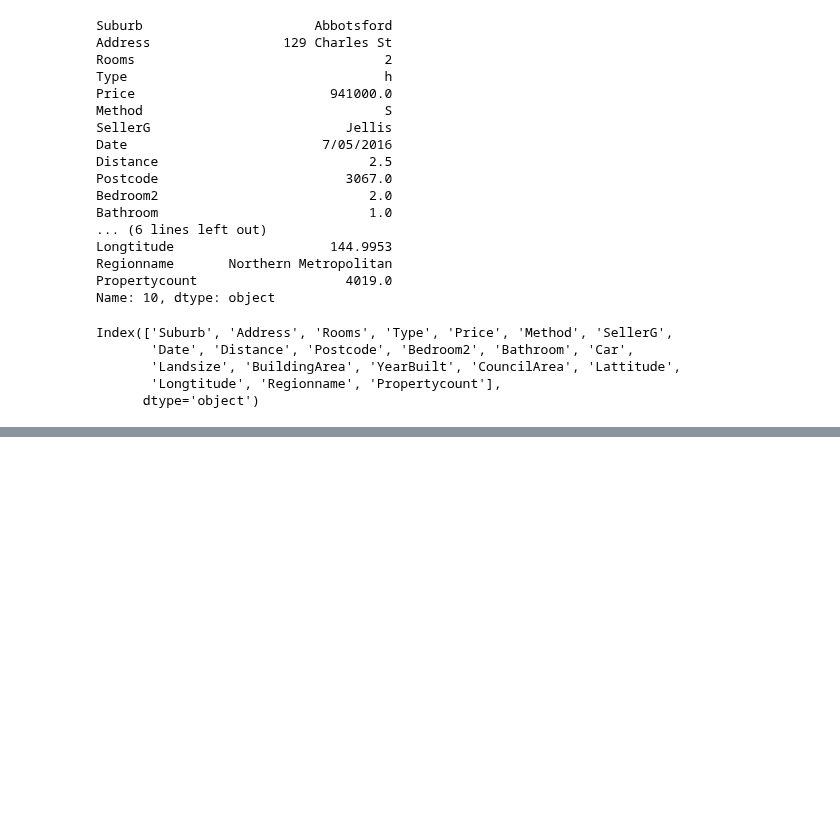
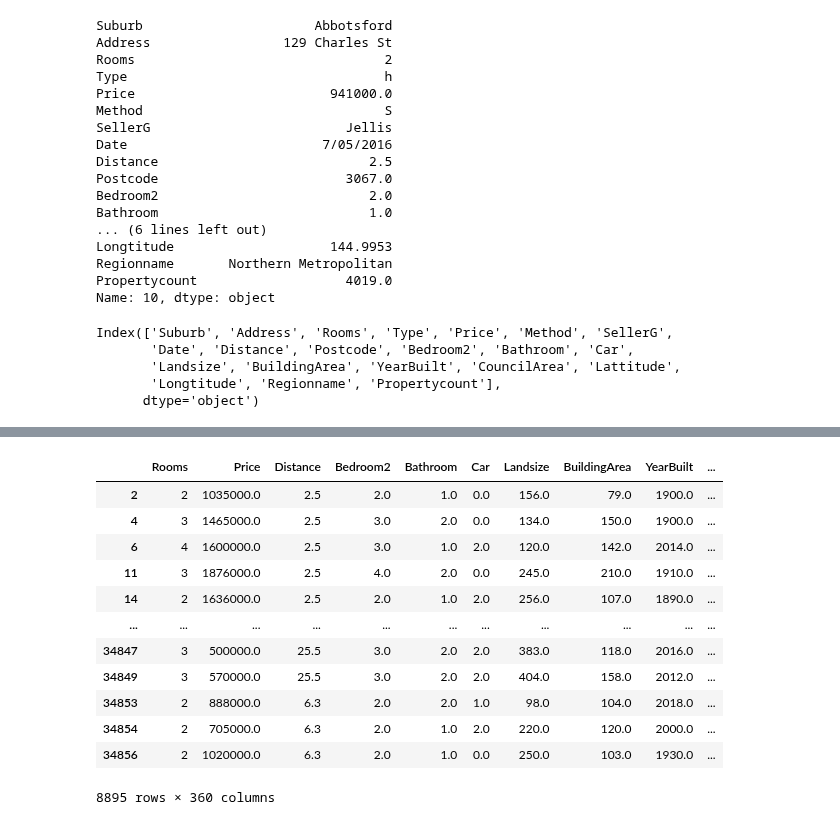
Before and after one commit to djmk/Data-Science-Machine-Learning-Projects, a Jupyter notebook: Melbourne Housing Market/Melbourne Housing Market Data Analysis.ipynb, the cells around one changed output, grey strips where cells are left out. Drawn from its saved outputs; the diff is of its cells as text; code cells hidden in the pictures; blank space fills up the shorter version.

```diff
--- a/Melbourne Housing Market/Melbourne Housing Market Data Analysis.ipynb
+++ b/Melbourne Housing Market/Melbourne Housing Market Data Analysis.ipynb
@@ -50,0 +184,18 @@ Index(['Suburb', 'Address', 'Rooms', 'Type', 'Price', 'Method', 'SellerG',
+# %%
+df = pd.get_dummies(df, columns = ['Suburb', 'CouncilArea', 'Type'])
+# %%
+df
+# %% [output]
+|  | Rooms | Price | Distance | Bedroom2 | Bathroom | Car | Landsize | BuildingArea | YearBuilt | ... |
+| 2 | 2 | 1035000.0 | 2.5 | 2.0 | 1.0 | 0.0 | 156.0 | 79.0 | 1900.0 | ... |
+| 4 | 3 | 1465000.0 | 2.5 | 3.0 | 2.0 | 0.0 | 134.0 | 150.0 | 1900.0 | ... |
+| 6 | 4 | 1600000.0 | 2.5 | 3.0 | 1.0 | 2.0 | 120.0 | 142.0 | 2014.0 | ... |
+| 11 | 3 | 1876000.0 | 2.5 | 4.0 | 2.0 | 0.0 | 245.0 | 210.0 | 1910.0 | ... |
+| 14 | 2 | 1636000.0 | 2.5 | 2.0 | 1.0 | 2.0 | 256.0 | 107.0 | 1890.0 | ... |
+| ... | ... | ... | ... | ... | ... | ... | ... | ... | ... | ... |
+| 34847 | 3 | 500000.0 | 25.5 | 3.0 | 2.0 | 2.0 | 383.0 | 118.0 | 2016.0 | ... |
+| 34849 | 3 | 570000.0 | 25.5 | 3.0 | 2.0 | 2.0 | 404.0 | 158.0 | 2012.0 | ... |
+| 34853 | 2 | 888000.0 | 6.3 | 2.0 | 2.0 | 1.0 | 98.0 | 104.0 | 2018.0 | ... |
+| 34854 | 2 | 705000.0 | 6.3 | 2.0 | 1.0 | 2.0 | 220.0 | 120.0 | 2000.0 | ... |
+| 34856 | 2 | 1020000.0 | 6.3 | 2.0 | 1.0 | 0.0 | 250.0 | 103.0 | 1930.0 | ... |
+8895 rows × 360 columns
```
Also changed, not shown: parts of 17 cells of this notebook.
